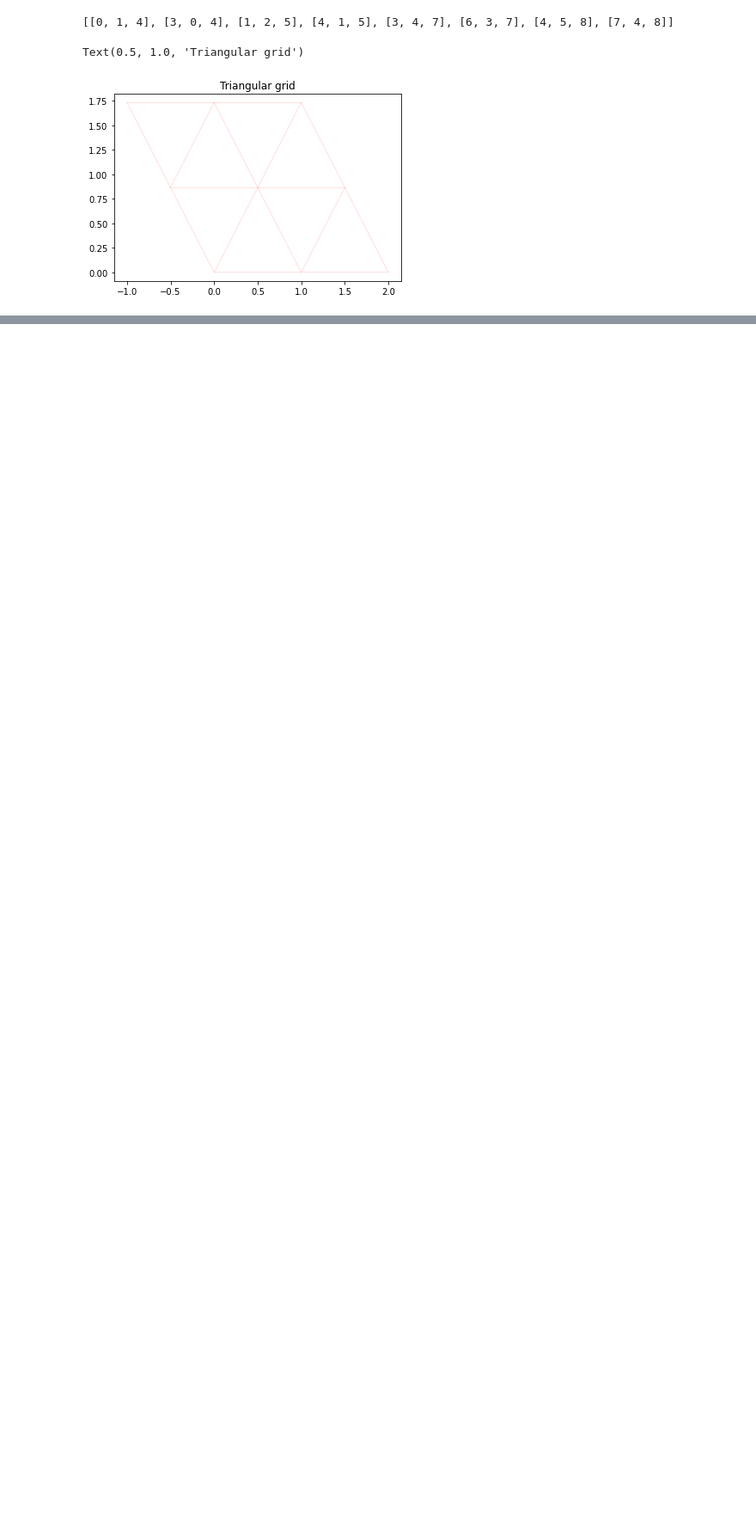
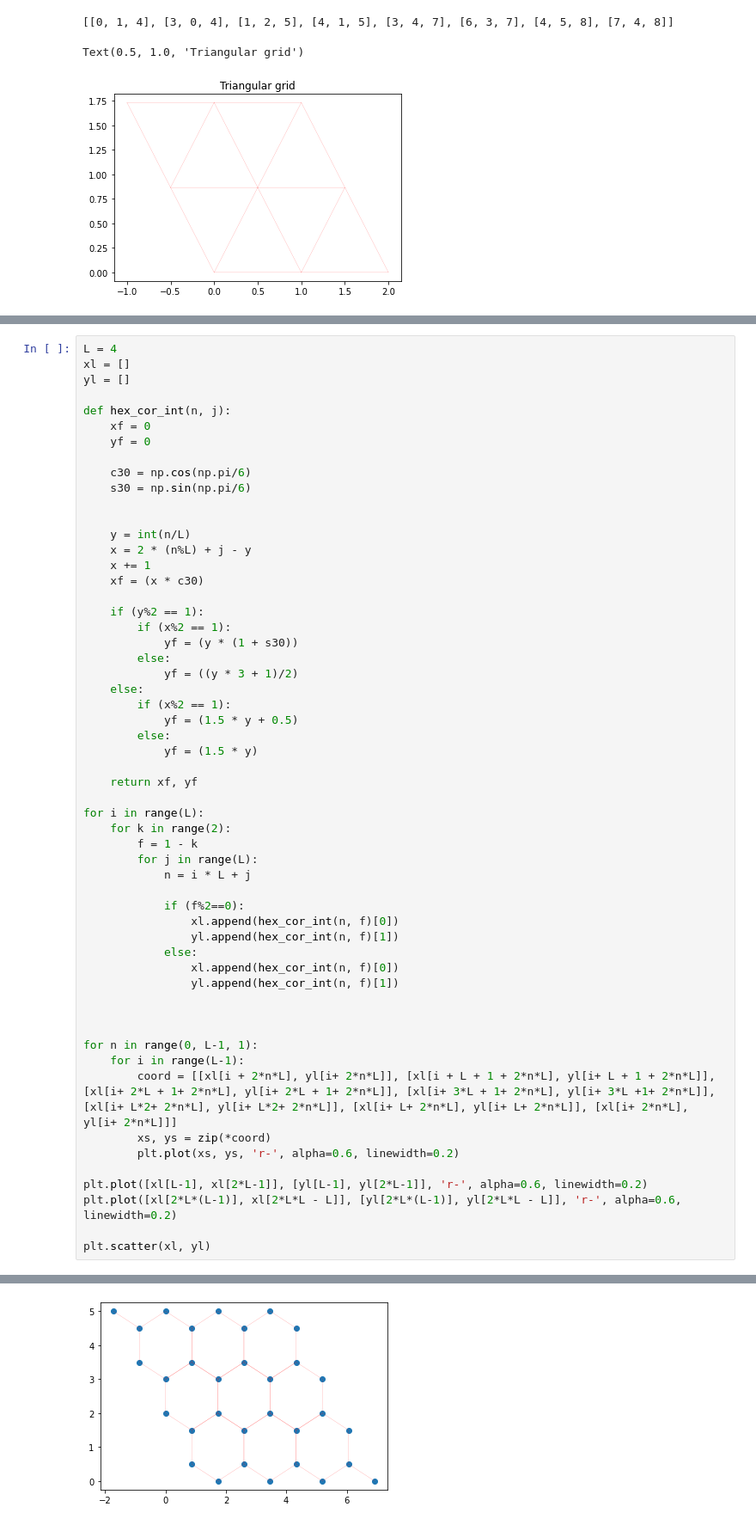
Before and after one commit to larstors/BA, a Jupyter notebook: testing.ipynb, the cells around one changed output, grey strips where cells are left out. Shown: that part at 86% size. Drawn from its saved outputs; the diff is of its cells as text; blank space fills up the shorter version.

```diff
--- a/testing.ipynb
+++ b/testing.ipynb
@@ -269,0 +294,57 @@ plt.show()
+# %%
+L = 4
+xl = []
+yl = []
+
+def hex_cor_int(n, j):
+    xf = 0
+    yf = 0
+
+    c30 = np.cos(np.pi/6)
+    s30 = np.sin(np.pi/6)
+
+
+    y = int(n/L)
+    x = 2 * (n%L) + j - y
+    x += 1
+    xf = (x * c30)
+
+    if (y%2 == 1):
+        if (x%2 == 1):
+            yf = (y * (1 + s30))
+        else:
+            yf = ((y * 3 + 1)/2)
+    else:
+        if (x%2 == 1):
+            yf = (1.5 * y + 0.5)
+        else:
+            yf = (1.5 * y)
+
+    return xf, yf
+
+for i in range(L):
+    for k in range(2):
+        f = 1 - k
+        for j in range(L):
+            n = i * L + j
+
+            if (f%2==0):
+                xl.append(hex_cor_int(n, f)[0])
+                yl.append(hex_cor_int(n, f)[1])
+            else:
+                xl.append(hex_cor_int(n, f)[0])
+                yl.append(hex_cor_int(n, f)[1])
+
+
+
+for n in range(0, L-1, 1):
+    for i in range(L-1):
+        coord = [[xl[i + 2*n*L], yl[i+ 2*n*L]], [xl[i + L + 1 + 2*n*L], yl[i+ L + 1 + 2*n*L]], [xl[i+ 2*L + 1+ 2*n*L], yl[i+ 2*L + 1+ 2*n*L]], [xl[i+ 3*L + 1+ 2*n*L], yl[i+ 3*L +1+ 2*n*L]], [xl[i+ L*2+ 2*n*L], yl[i+ L*2+ 2*n*L]], [xl[i+ L+ 2*n*L], yl[i+ L+ 2*n*L]], [xl[i+ 2*n*L], yl[i+ 2*n*L]]]
+        xs, ys = zip(*coord)
+        plt.plot(xs, ys, 'r-', alpha=0.6, linewidth=0.2)
+
+plt.plot([xl[L-1], xl[2*L-1]], [yl[L-1], yl[2*L-1]], 'r-', alpha=0.6, linewidth=0.2)
+plt.plot([xl[2*L*(L-1)], xl[2*L*L - L]], [yl[2*L*(L-1)], yl[2*L*L - L]], 'r-', alpha=0.6, linewidth=0.2)
+
+plt.scatter(xl, yl)
+# %% [output]
@@ -269,0 +352 @@ plt.show()
+[figure, added]
```
Also changed, not shown: parts of 7 cells of this notebook.
